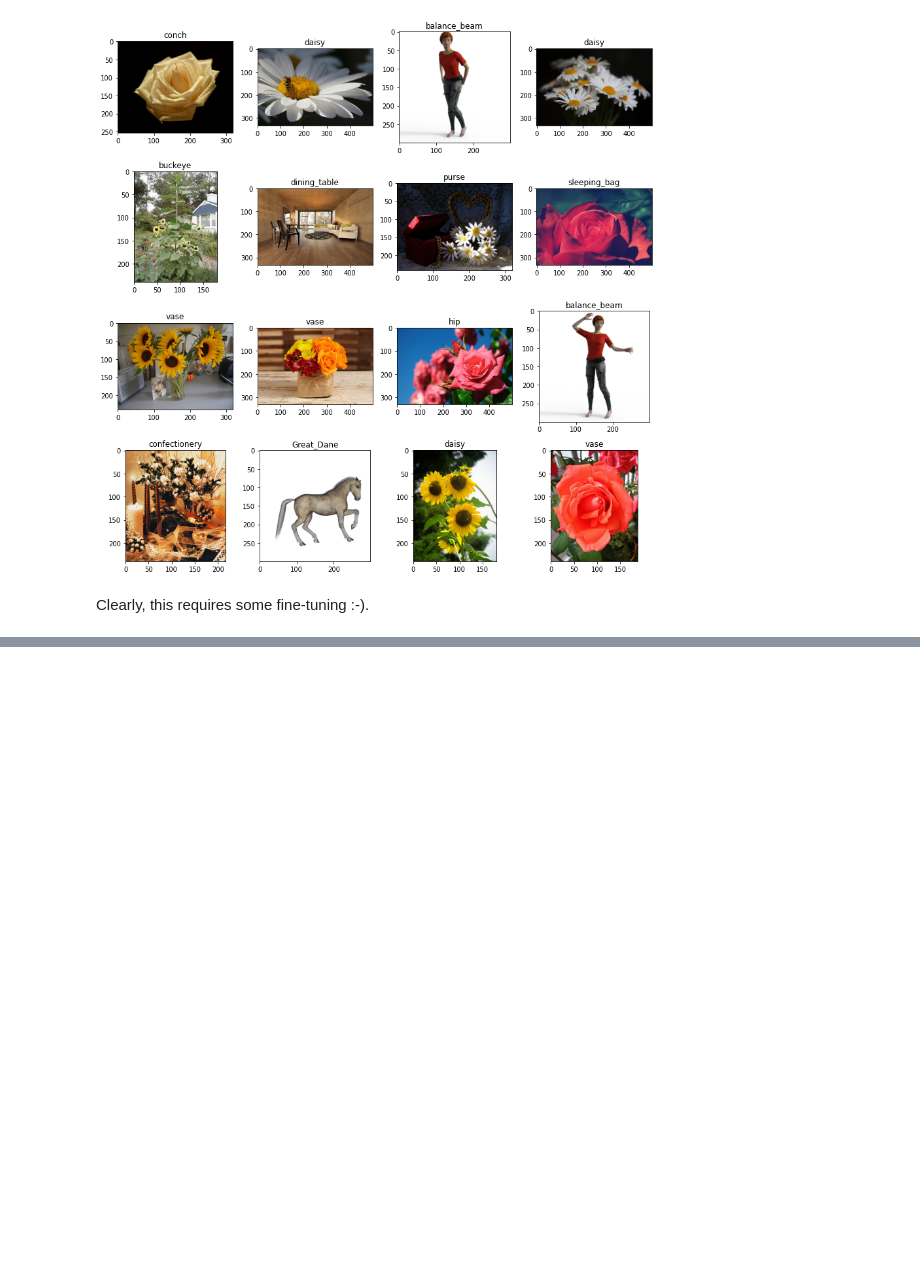
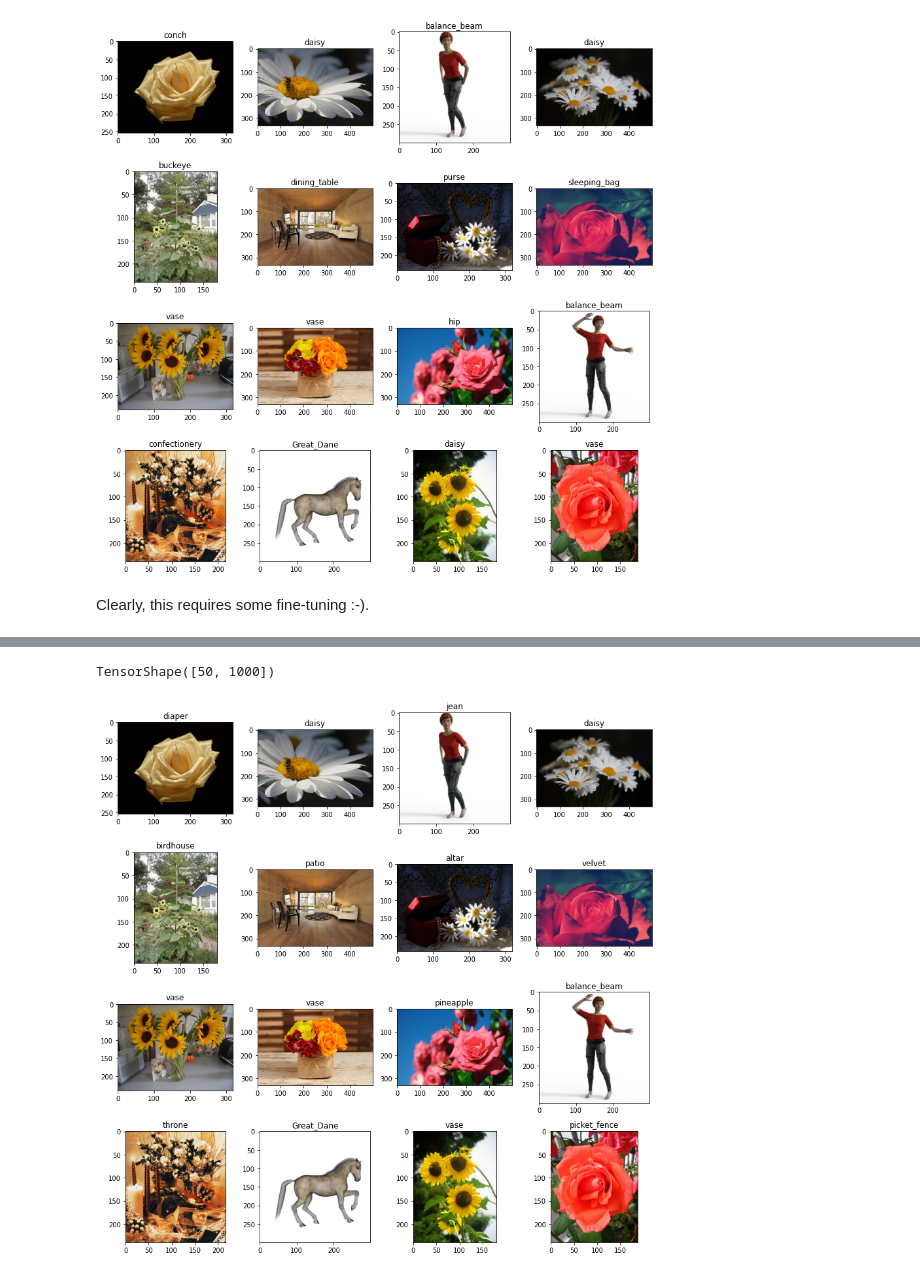
Before and after one commit to krisgeus/spark-tensorflow, a Jupyter notebook: notebooks/Dask-resnet.ipynb, the cells around one changed output, grey strips where cells are left out. Cells and saved outputs as stored; diff of their text form; code cells hidden in the pictures; blank space fills up the shorter version.

```diff
--- a/notebooks/Dask-resnet.ipynb
+++ b/notebooks/Dask-resnet.ipynb
@@ -104,0 +151,4 @@ Clearly, this requires some fine-tuning :-).
+# %%
+predictions = [predict_wrapper(model_delayed, batch) for batch in delayed_images_preprocessed]
+# %%
+predictions_stacked = stack_predictions_wrapper(predictions)
@@ -104,0 +159,23 @@ Clearly, this requires some fine-tuning :-).
+# %%
+predictions_stacked_local = predictions_stacked.compute()
+# %%
+predictions_stacked_local.shape
+# %% [output]
+TensorShape([50, 1000])
+# %%
+class_predictions = tf.keras.applications.resnet50.decode_predictions(
+        predictions_stacked_local.numpy(), top=5
+)
+# %%
+fig, ax = plt.subplots(4, 4, figsize=(12,12))
+ax = ax.ravel()
+
+for img_idx in range(16):
+
+    ax[img_idx].imshow(delayed_images[img_idx].compute())
+    ax[img_idx].set_title(class_predictions[img_idx][0][1])
+
+plt.tight_layout()
+plt.show()
+# %% [output]
+[figure, added]
```
Also changed, not shown: parts of 7 cells of this notebook, 2 other files.
